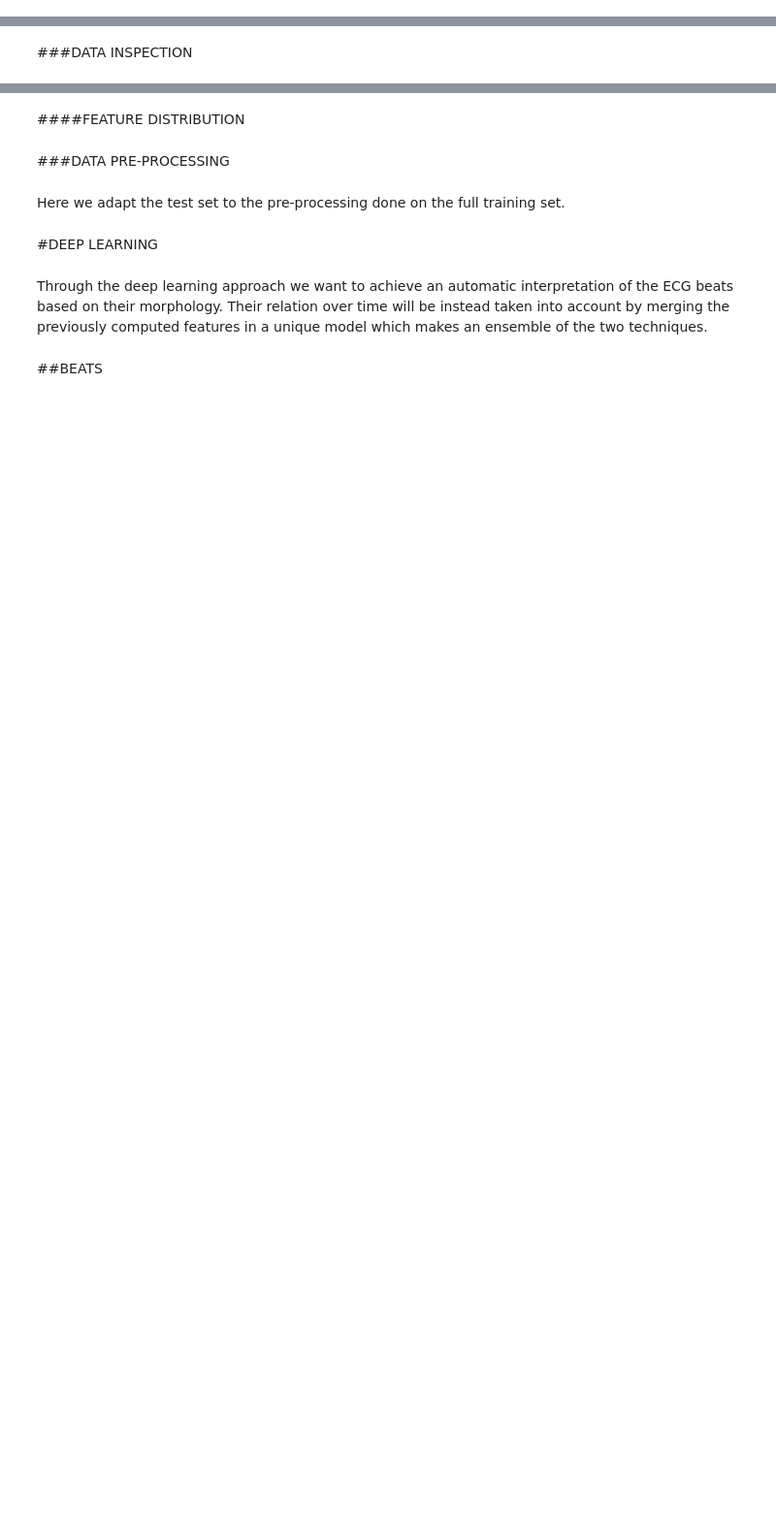
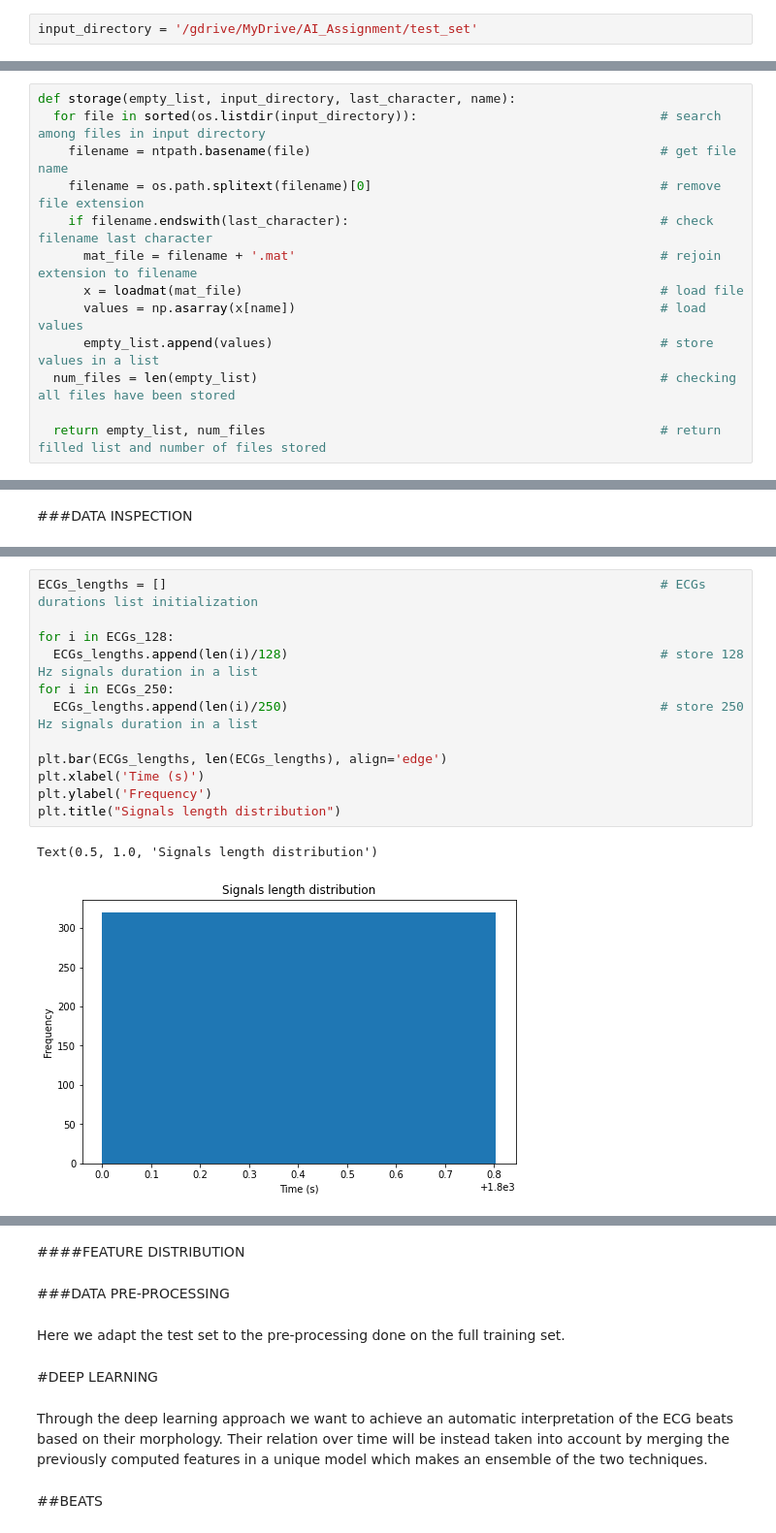
Before and after one commit to alice202122/AI_PROJECT, a Jupyter notebook: AI_Assignment.ipynb, the cells around one changed output, grey strips where cells are left out. Shown at 97% size. Drawn from its saved outputs; the diff is of its cells as text; blank space fills up the shorter version.

```diff
--- a/AI_Assignment.ipynb
+++ b/AI_Assignment.ipynb
@@ -2022,0 +2045,2 @@ joblib.dump(forestGS_def, filename_chosen + '.joblib')
+# %%
+input_directory = '/gdrive/MyDrive/AI_Assignment/test_set'
@@ -2022,0 +2049,13 @@ joblib.dump(forestGS_def, filename_chosen + '.joblib')
+# %%
+def storage(empty_list, input_directory, last_character, name):
+  for file in sorted(os.listdir(input_directory)):                                # search among files in input directory
+    filename = ntpath.basename(file)                                              # get file name
+    filename = os.path.splitext(filename)[0]                                      # remove file extension
+    if filename.endswith(last_character):                                         # check filename last character
+      mat_file = filename + '.mat'                                                # rejoin extension to filename
+      x = loadmat(mat_file)                                                       # load file
+      values = np.asarray(x[name])                                                # load values
+      empty_list.append(values)                                                   # store values in a list
+  num_files = len(empty_list)                                                     # checking all files have been stored
+
+  return empty_list, num_files                                                    # return filled list and number of files stored
@@ -2024,0 +2132,15 @@ joblib.dump(forestGS_def, filename_chosen + '.joblib')
+# %%
+ECGs_lengths = []                                                                 # ECGs durations list initialization
+
+for i in ECGs_128:
+  ECGs_lengths.append(len(i)/128)                                                 # store 128 Hz signals duration in a list
+for i in ECGs_250:
+  ECGs_lengths.append(len(i)/250)                                                 # store 250 Hz signals duration in a list
+
+plt.bar(ECGs_lengths, len(ECGs_lengths), align='edge')
+plt.xlabel('Time (s)')
+plt.ylabel('Frequency')
+plt.title("Signals length distribution")
+# %% [output]
+Text(0.5, 1.0, 'Signals length distribution')
+[figure, added]
```
Also changed, not shown: parts of 74 cells of this notebook.
